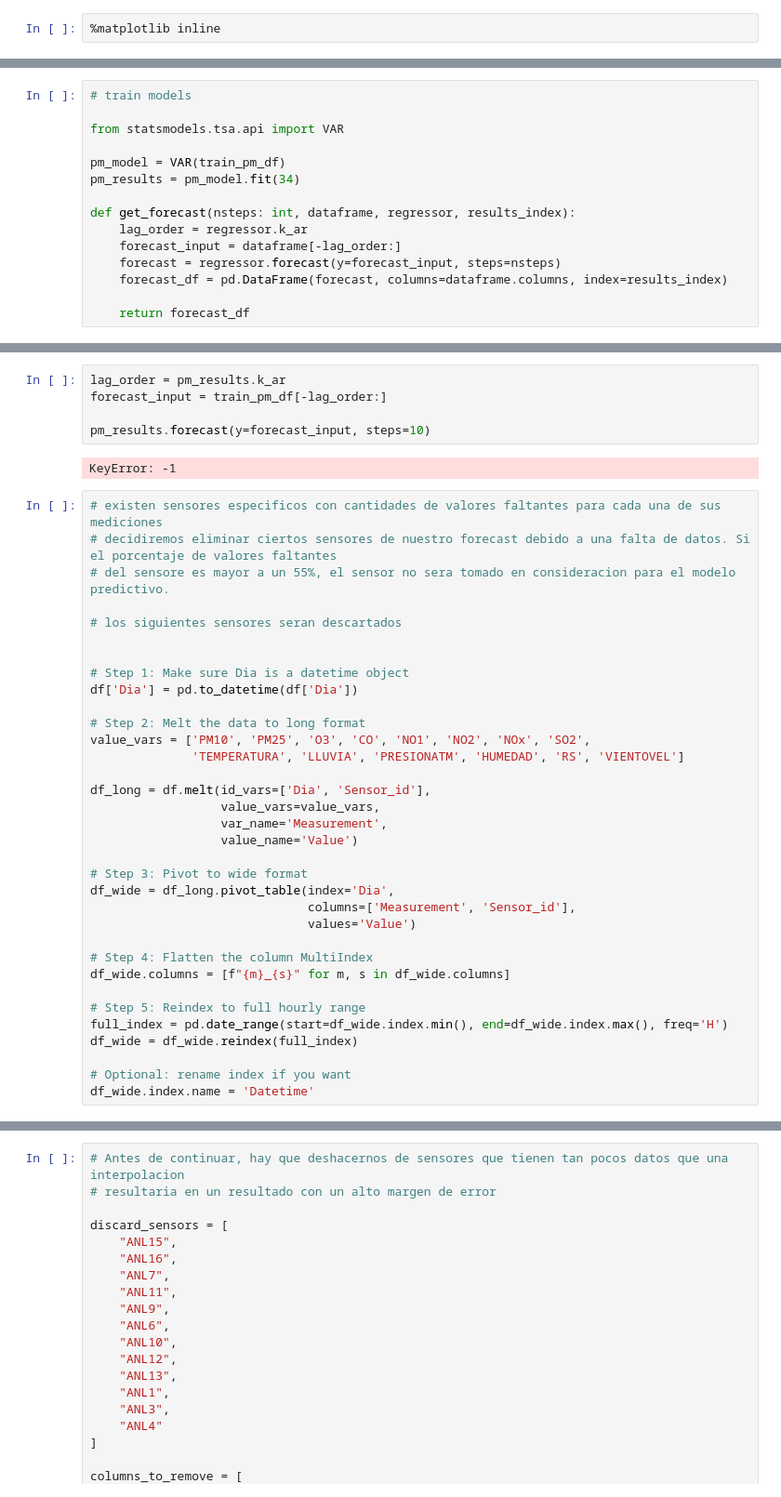
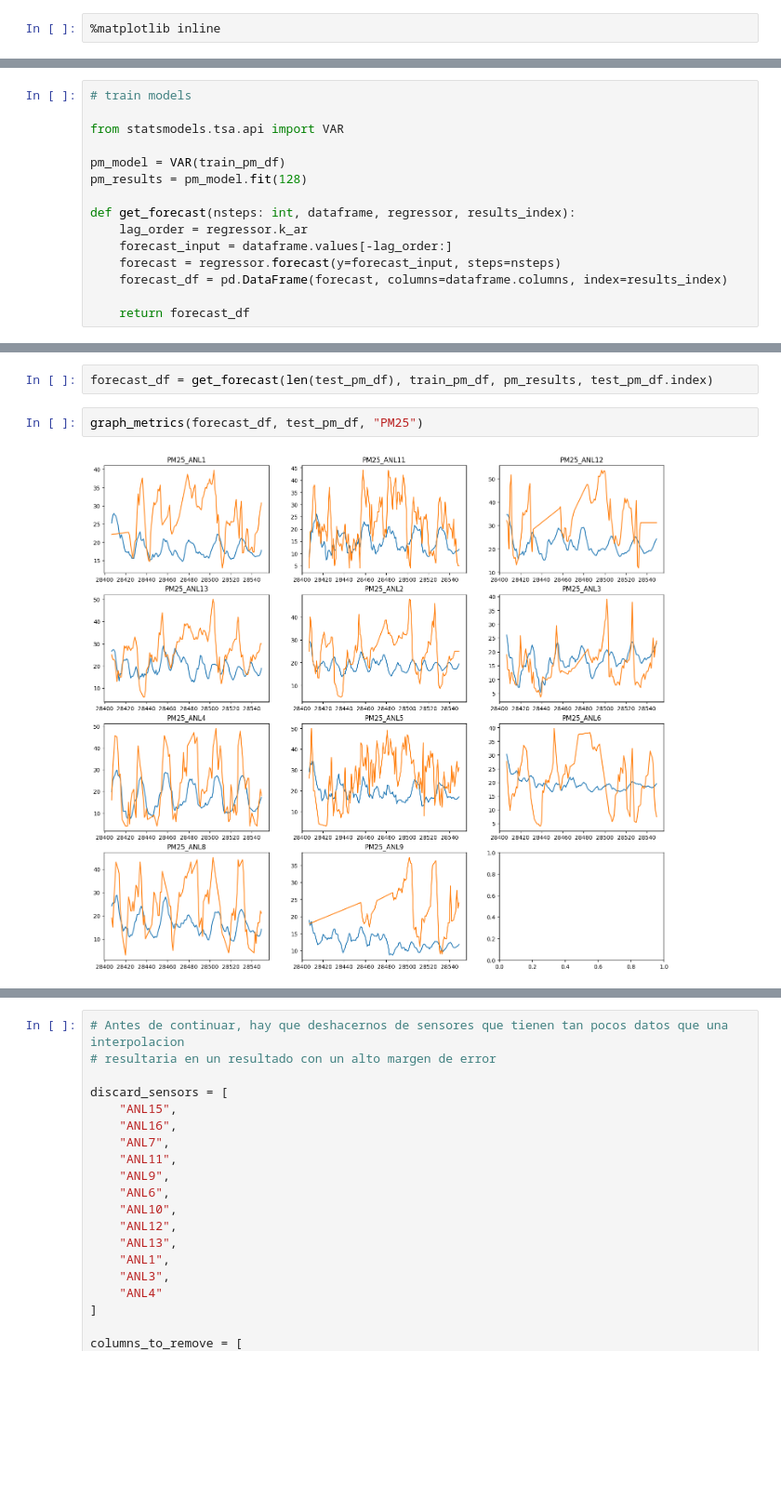
Before and after one commit to SimplySanti/daacc_preficient, a Jupyter notebook: notebooks/Forecasting.ipynb, the cells around one changed output, grey strips where cells are left out. Shown at 93% size. Cells and saved outputs as stored; diff of their text form; blank space fills up the shorter version.

Commit message:
other forecasting methods

```diff
--- a/notebooks/Forecasting.ipynb
+++ b/notebooks/Forecasting.ipynb
@@ -103,11 +110,11 @@ graph_metric(train_o3_df, "O3")
 from statsmodels.tsa.api import VAR
 
 pm_model = VAR(train_pm_df)
-pm_results = pm_model.fit(34)
+pm_results = pm_model.fit(128)
 
 def get_forecast(nsteps: int, dataframe, regressor, results_index):
     lag_order = regressor.k_ar
-    forecast_input = dataframe[-lag_order:]
+    forecast_input = dataframe.values[-lag_order:]
     forecast = regressor.forecast(y=forecast_input, steps=nsteps)
     forecast_df = pd.DataFrame(forecast, columns=dataframe.columns, index=results_index)
 
@@ -115,42 +240,7 @@ def get_forecast(nsteps: int, dataframe, regressor, results_index):
 # %%
-lag_order = pm_results.k_ar
-forecast_input = train_pm_df[-lag_order:]
-
-pm_results.forecast(y=forecast_input, steps=10)
+forecast_df = get_forecast(len(test_pm_df), train_pm_df, pm_results, test_pm_df.index)
-# %% [output]
-KeyError: -1
 # %%
-# existen sensores especificos con cantidades de valores faltantes para cada una de sus mediciones
-# decidiremos eliminar ciertos sensores de nuestro forecast debido a una falta de datos. Si el porcentaje de valores faltantes
-# del sensore es mayor a un 55%, el sensor no sera tomado en consideracion para el modelo predictivo.
-
-# los siguientes sensores seran descartados
-
-
-# Step 1: Make sure Dia is a datetime object
-df['Dia'] = pd.to_datetime(df['Dia'])
-
-# Step 2: Melt the data to long format
-value_vars = ['PM10', 'PM25', 'O3', 'CO', 'NO1', 'NO2', 'NOx', 'SO2',
-              'TEMPERATURA', 'LLUVIA', 'PRESIONATM', 'HUMEDAD', 'RS', 'VIENTOVEL']
-
-df_long = df.melt(id_vars=['Dia', 'Sensor_id'],
-                  value_vars=value_vars,
-                  var_name='Measurement',
-                  value_name='Value')
-
-# Step 3: Pivot to wide format
-df_wide = df_long.pivot_table(index='Dia',
-                              columns=['Measurement', 'Sensor_id'],
-                              values='Value')
-
-# Step 4: Flatten the column MultiIndex
-df_wide.columns = [f"{m}_{s}" for m, s in df_wide.columns]
-
-# Step 5: Reindex to full hourly range
-full_index = pd.date_range(start=df_wide.index.min(), end=df_wide.index.max(), freq='H')
-df_wide = df_wide.reindex(full_index)
-
-# Optional: rename index if you want
-df_wide.index.name = 'Datetime'
+graph_metrics(forecast_df, test_pm_df, "PM25")
+# %% [output]
+[figure, added]
 # %%
```
Also changed, not shown: parts of 7 cells of this notebook, 2 other files.
